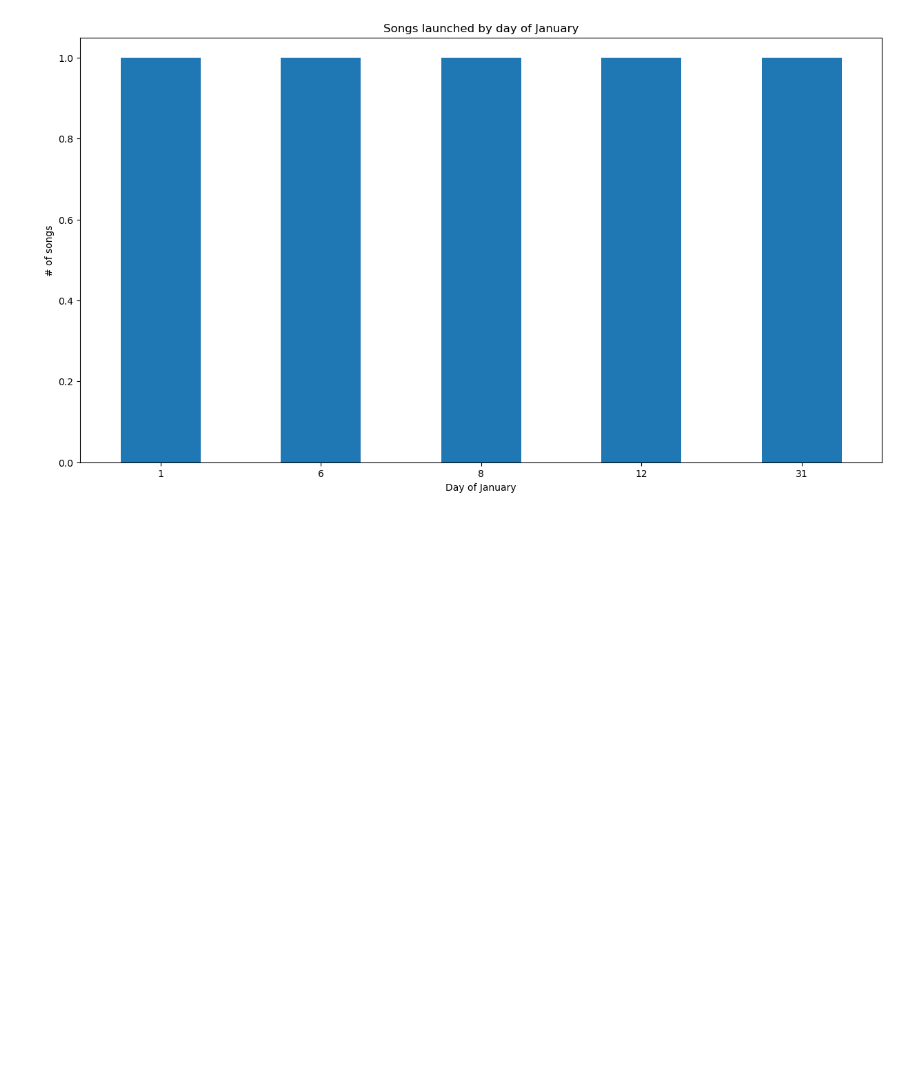
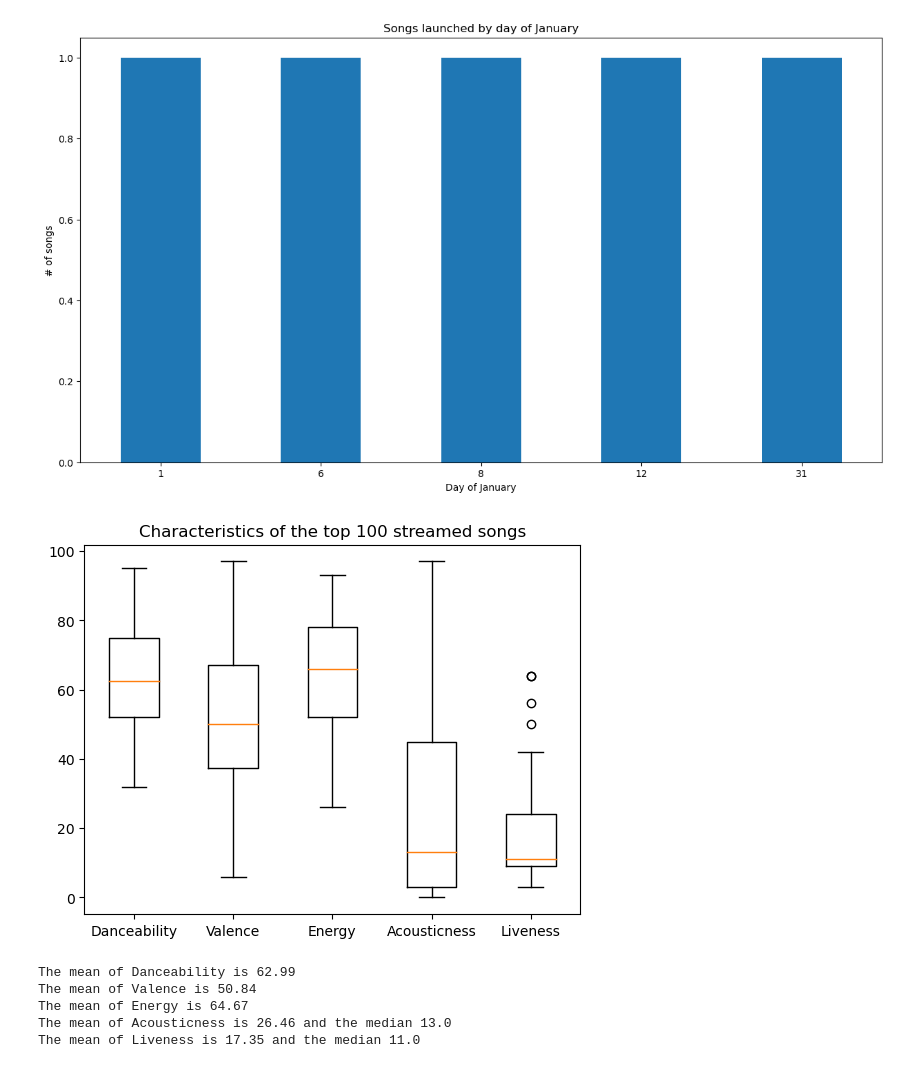
Before and after one commit to luisrodriguezror/project1, a Jupyter notebook: Final_Code.ipynb, the cells around one changed output. Saved outputs shown, nothing was run; the diff lists cells and outputs as text; code cells hidden in the pictures; blank space fills up the shorter version.

```diff
--- a/Final_Code.ipynb
+++ b/Final_Code.ipynb
@@ -410,3 +410,25 @@ plt.xticks(rotation=0)
 plt.show()
 # %% [output]
 [figure]
+# %%
+
+
+#Calculate de mean of the Attributes when they're well distrbitued othwerise calculate the mean
+
+labels = ['Danceability', 'Valence','Energy','Acousticness','Liveness']
+plt.boxplot(top100_streams_df[['danceability_%','valence_%','energy_%','acousticness_%','liveness_%']],labels=labels)
+plt.title('Characteristics of the top 100 streamed songs')
+plt.show()
+
+print(f'''The mean of Danceability is {top100_streams_df["danceability_%"].mean()}
+The mean of Valence is {top100_streams_df["valence_%"].mean()}
+The mean of Energy is {top100_streams_df["energy_%"].mean()}
+The mean of Acousticness is {top100_streams_df["acousticness_%"].mean()} and the median {top100_streams_df["acousticness_%"].median()}
+The mean of Liveness is {top100_streams_df["liveness_%"].mean()} and the median {top100_streams_df["liveness_%"].median()}''')
+# %% [output]
+[figure, added]
+The mean of Danceability is 62.99
+The mean of Valence is 50.84
+The mean of Energy is 64.67
+The mean of Acousticness is 26.46 and the median 13.0
+The mean of Liveness is 17.35 and the median 11.0
```
Also changed, not shown: parts of 15 cells of this notebook.
